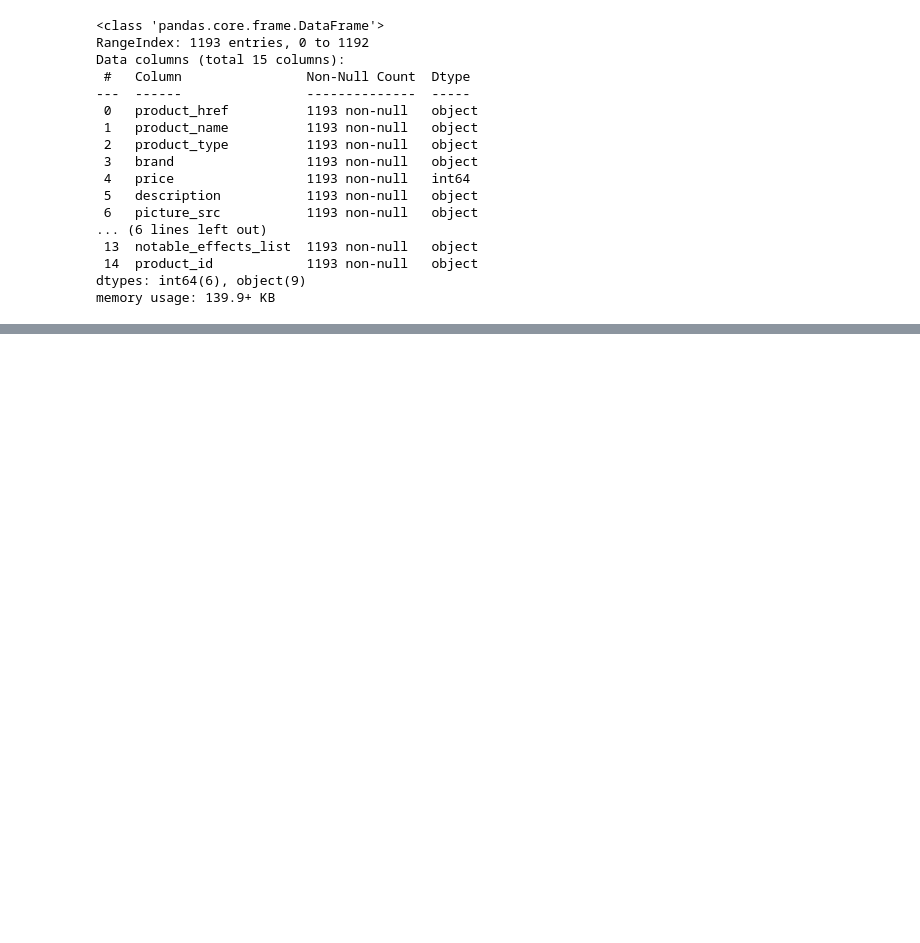
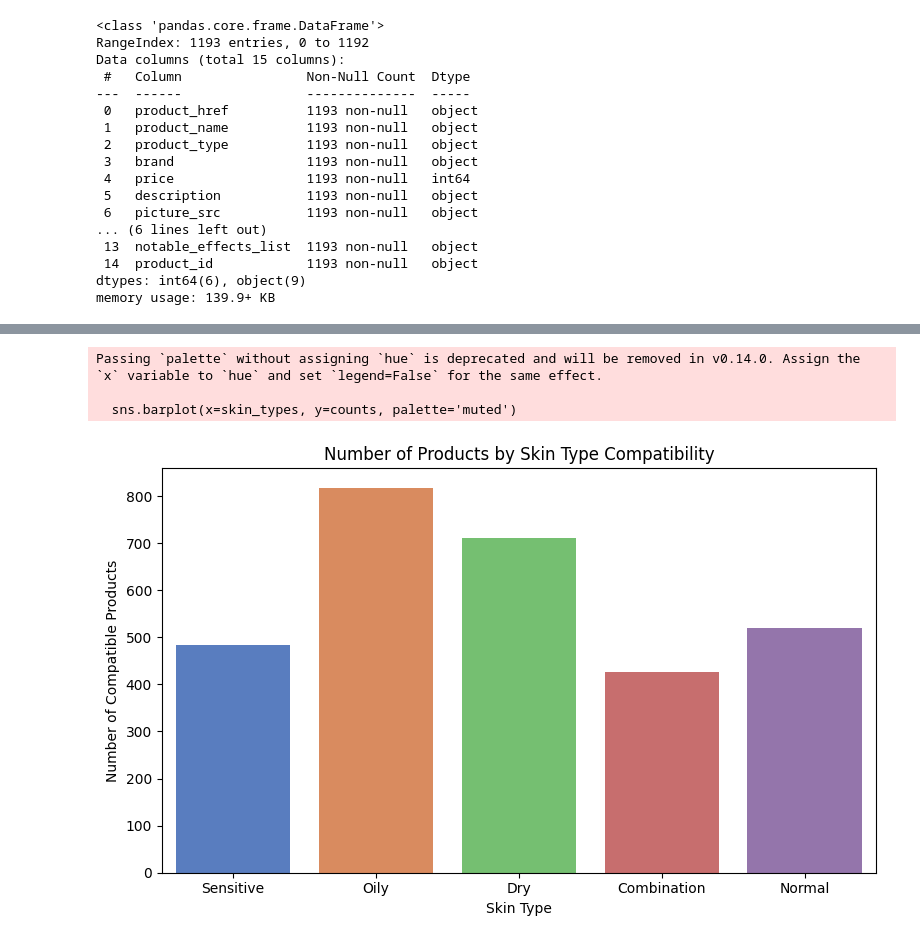
Before and after one commit to shraddhachougule02/Personalized-Recommendation-System, a Jupyter notebook: Notebook/data_exploration.ipynb, the cells around one changed output, grey strips where cells are left out. Saved outputs shown, nothing was run; the diff lists cells and outputs as text; code cells hidden in the pictures; blank space fills up the shorter version.

```diff
--- a/Notebook/data_exploration.ipynb
+++ b/Notebook/data_exploration.ipynb
@@ -263,0 +302,17 @@ memory usage: 139.9+ KB
+# %%
+# If you have separate columns as flags for skin types (e.g., 'Oily', 'Dry' etc.)
+skin_types = ['Sensitive', 'Oily', 'Dry', 'Combination', 'Normal']
+counts = [df[skin].sum() for skin in skin_types]
+
+plt.figure(figsize=(8,5))
+sns.barplot(x=skin_types, y=counts, palette='muted')
+plt.title('Number of Products by Skin Type Compatibility')
+plt.xlabel('Skin Type')
+plt.ylabel('Number of Compatible Products')
+plt.tight_layout()
+plt.show()
+# %% [output]
+Passing `palette` without assigning `hue` is deprecated and will be removed in v0.14.0. Assign the `x` variable to `hue` and set `legend=False` for the same effect.
+
+  sns.barplot(x=skin_types, y=counts, palette='muted')
+[figure, added]
```
Also changed, not shown: parts of 3 cells of this notebook, 3 other files.
